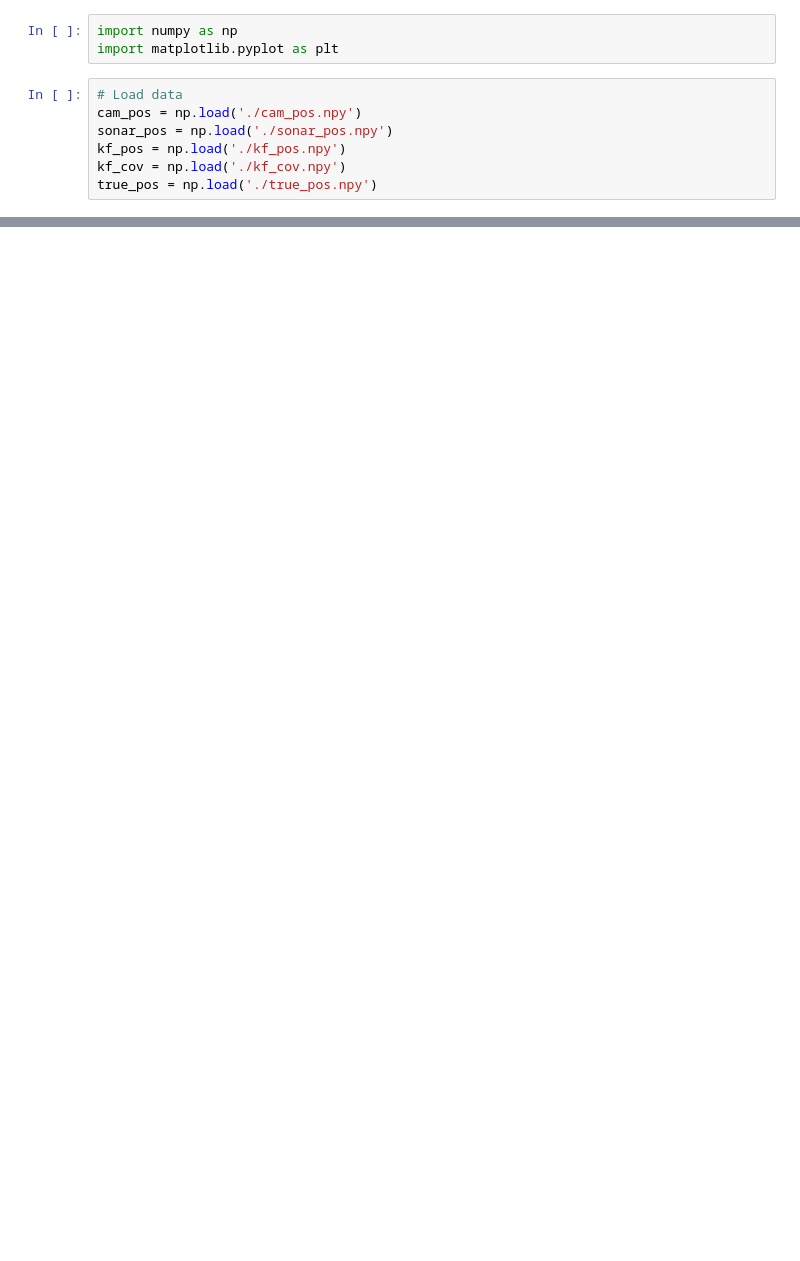
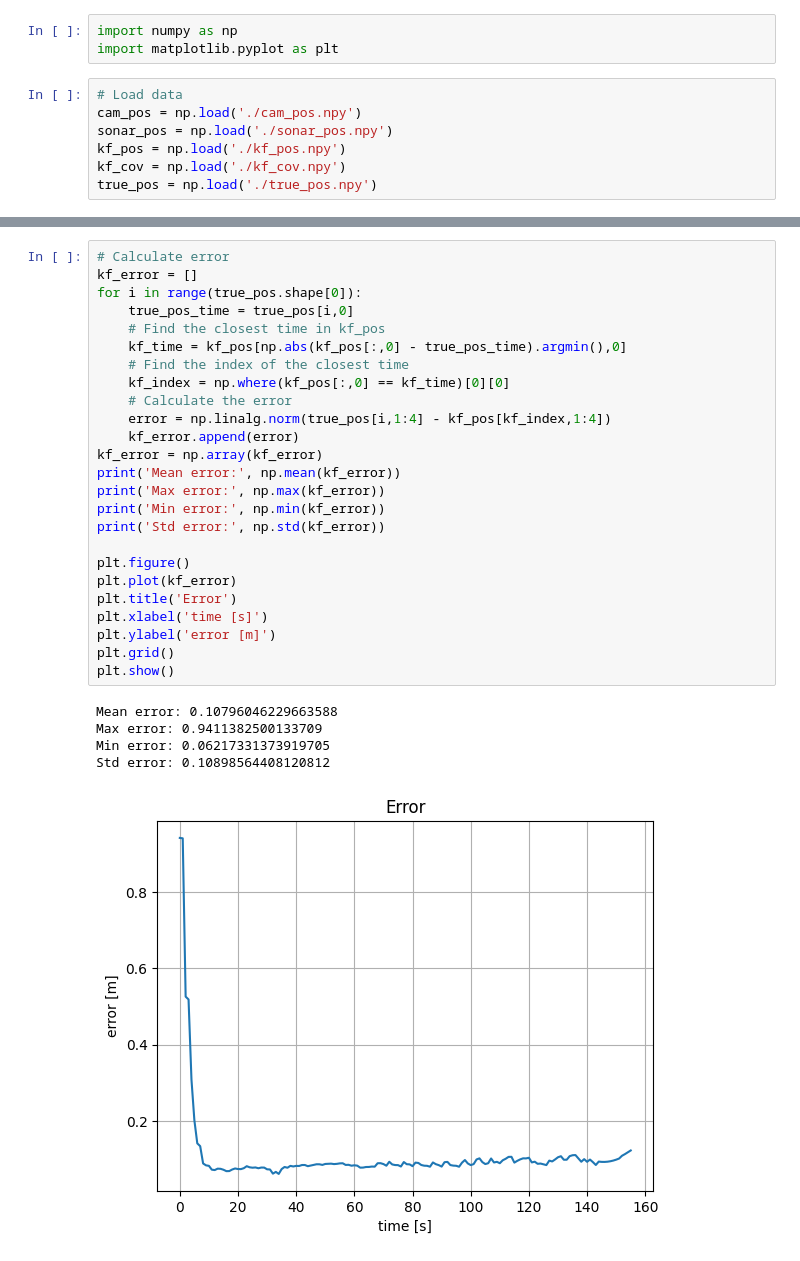
Before and after one commit to Lucasmogsan/AMR_Team9, a Jupyter notebook: ros_packages/amr_prj/script/plots/fusion_plots.ipynb, the cells around one changed output, grey strips where cells are left out. Drawn from its saved outputs; the diff is of its cells as text; blank space fills up the shorter version.

```diff
--- a/ros_packages/amr_prj/script/plots/fusion_plots.ipynb
+++ b/ros_packages/amr_prj/script/plots/fusion_plots.ipynb
@@ -29,3 +49,34 @@ Text(0, 0.5, 'y (object relative sideways movement) [m]')
+# %%
+# Calculate error
+kf_error = []
+for i in range(true_pos.shape[0]):
+    true_pos_time = true_pos[i,0]
+    # Find the closest time in kf_pos
+    kf_time = kf_pos[np.abs(kf_pos[:,0] - true_pos_time).argmin(),0]
+    # Find the index of the closest time
+    kf_index = np.where(kf_pos[:,0] == kf_time)[0][0]
+    # Calculate the error
+    error = np.linalg.norm(true_pos[i,1:4] - kf_pos[kf_index,1:4])
+    kf_error.append(error)
+kf_error = np.array(kf_error)
+print('Mean error:', np.mean(kf_error))
+print('Max error:', np.max(kf_error))
+print('Min error:', np.min(kf_error))
+print('Std error:', np.std(kf_error))
+
+plt.figure()
+plt.plot(kf_error)
+plt.title('Error')
+plt.xlabel('time [s]')
+plt.ylabel('error [m]')
+plt.grid()
+plt.show()
+# %% [output]
+Mean error: 0.10796046229663588
+Max error: 0.9411382500133709
+Min error: 0.06217331373919705
+Std error: 0.10898564408120812
+[figure, added]
 # %%
 # Plot
 plt.figure()
```
Also changed, not shown: parts of 4 cells of this notebook, 6 other files.
